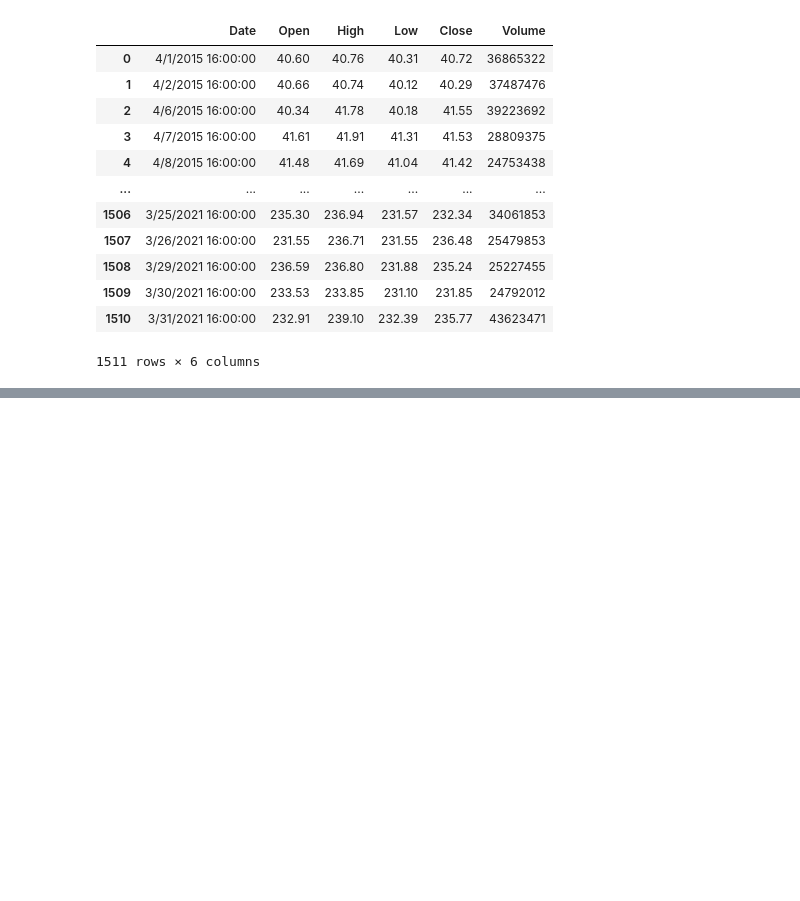
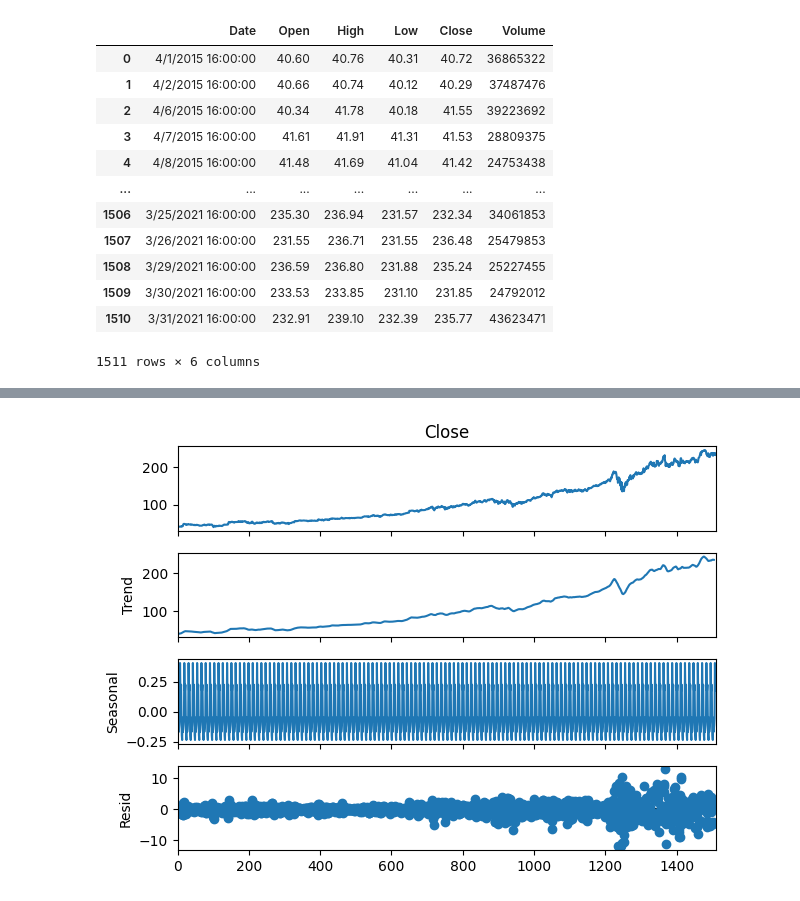
Before and after one commit to Marquinhos9873/mle3, a Jupyter notebook: notebooks/Serie de Tiempo.ipynb, the cells around one changed output, grey strips where cells are left out. Cells and saved outputs as stored; diff of their text form; code cells hidden in the pictures; blank space fills up the shorter version.

```diff
--- a/notebooks/Serie de Tiempo.ipynb
+++ b/notebooks/Serie de Tiempo.ipynb
@@ -67,0 +164,11 @@ class
+# %%
+decomposition = seasonal_decompose(
+    MSTOCK['Close'],
+    model='adittive',
+    period=12
+)
+
+decomposition.plot()
+plt.show()
+# %% [output]
+[figure, added]
```
Also changed, not shown: parts of 9 cells of this notebook, 8 other files.
